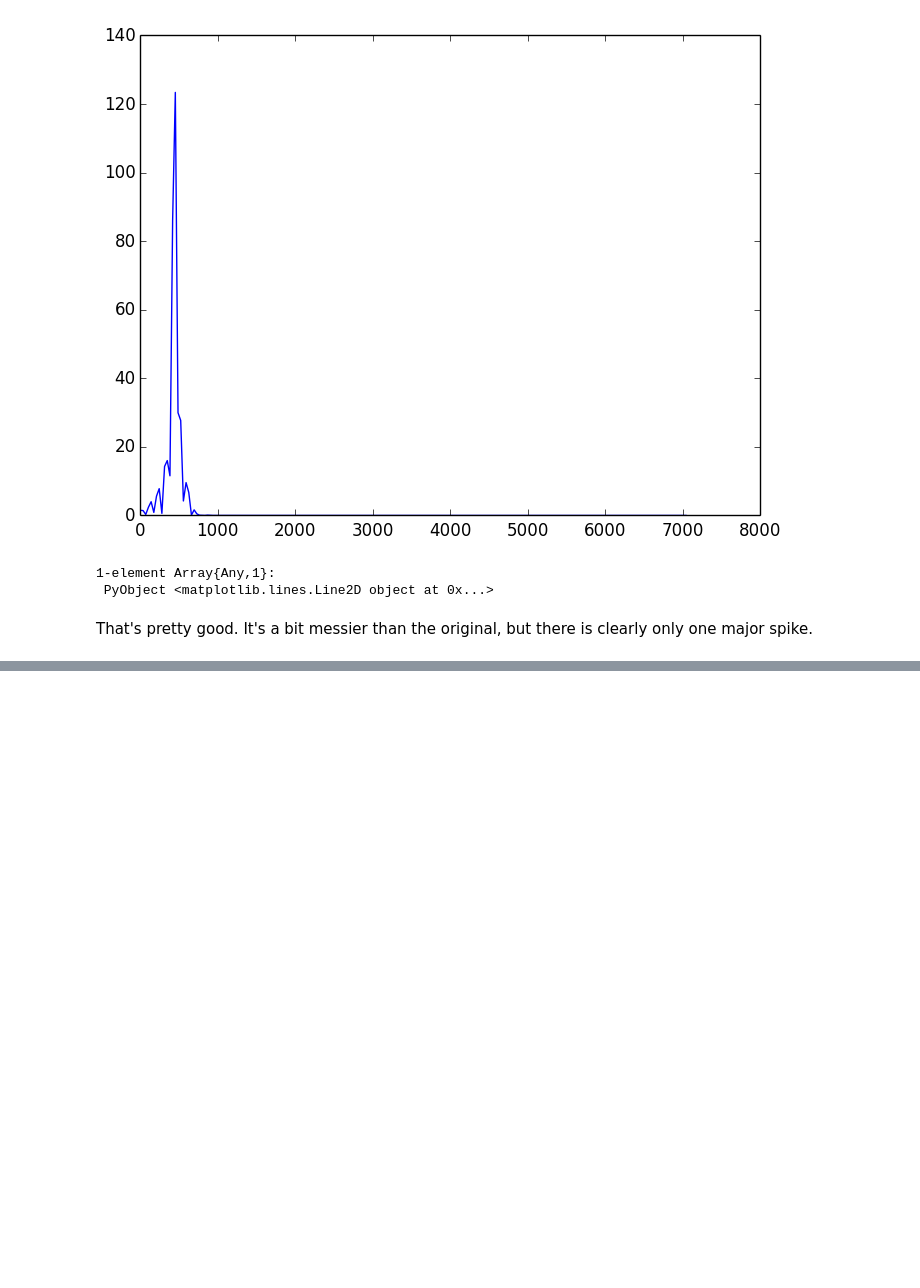
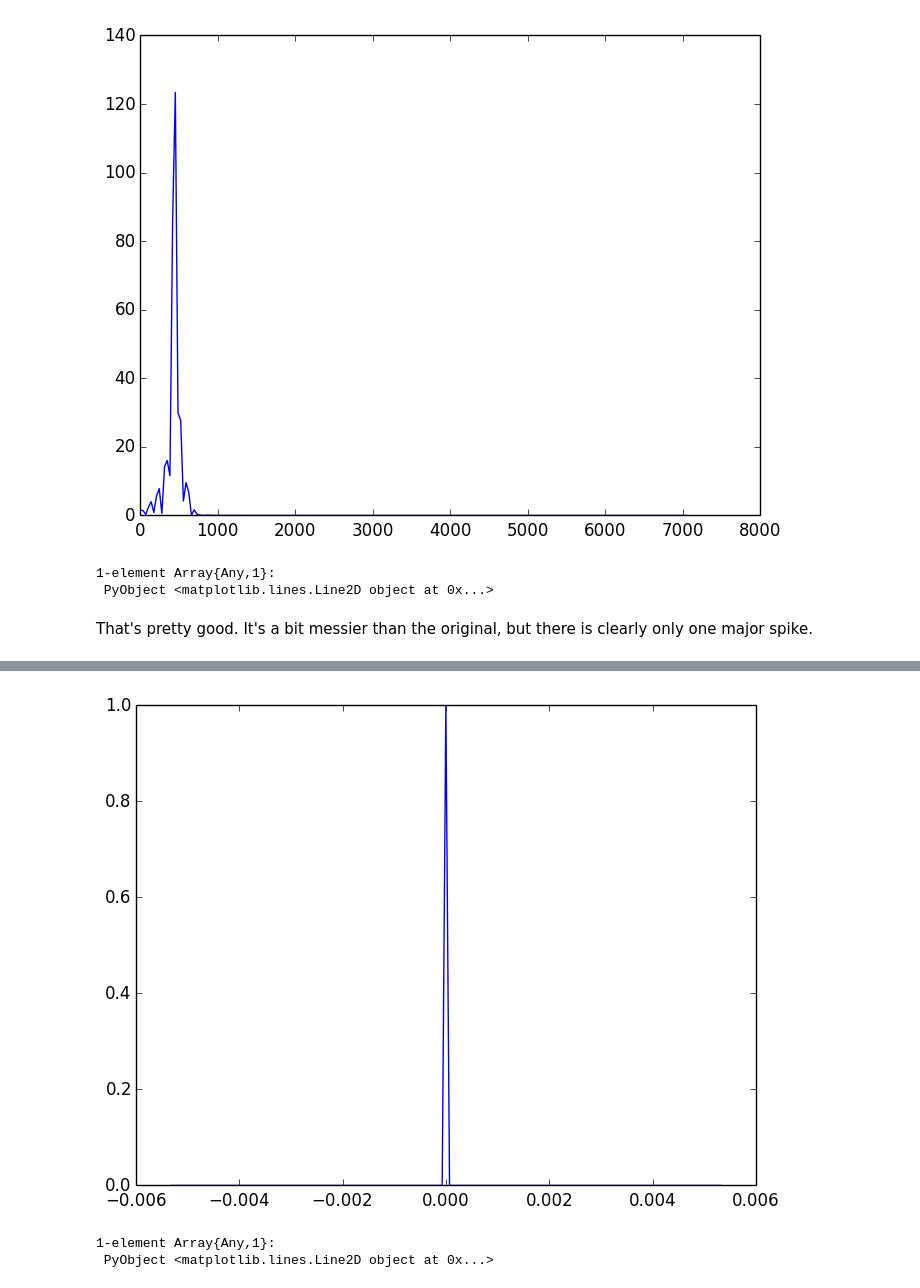
Before and after one commit to zhemao/digital_filters, a Jupyter notebook: Digital Filters.ipynb, the cells around one changed output, grey strips where cells are left out. Cells and saved outputs as stored; diff of their text form; code cells hidden in the pictures; blank space fills up the shorter version.

```diff
--- a/Digital Filters.ipynb
+++ b/Digital Filters.ipynb
@@ -201,0 +214,9 @@ That's pretty good. It's a bit messier than the original, but there is clearly o
+# %%
+delta = zeros(Float32, 2 * sinc_w + 1)
+delta[sinc_w + 1] = 1.0
+t = [-sinc_w:sinc_w] / sampRate
+plot(t, delta)
+# %% [output]
+[figure, added]
+1-element Array{Any,1}:
+ PyObject <matplotlib.lines.Line2D object at 0x...>
```
Also changed, not shown: parts of 13 cells of this notebook.
